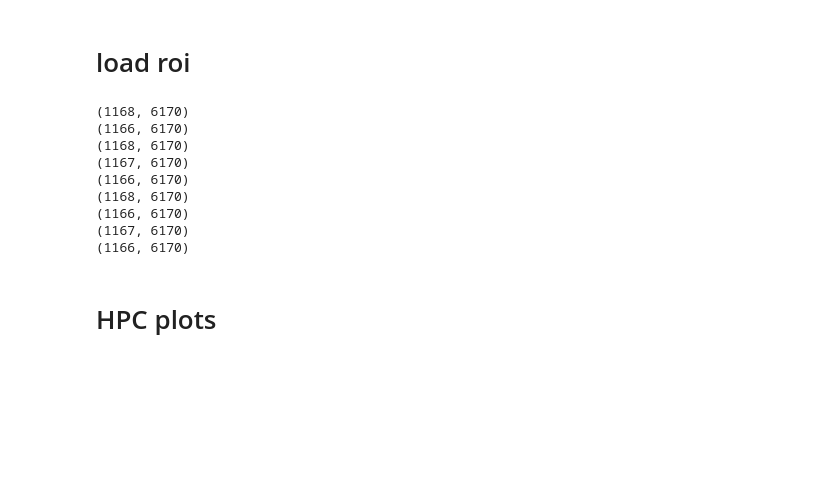
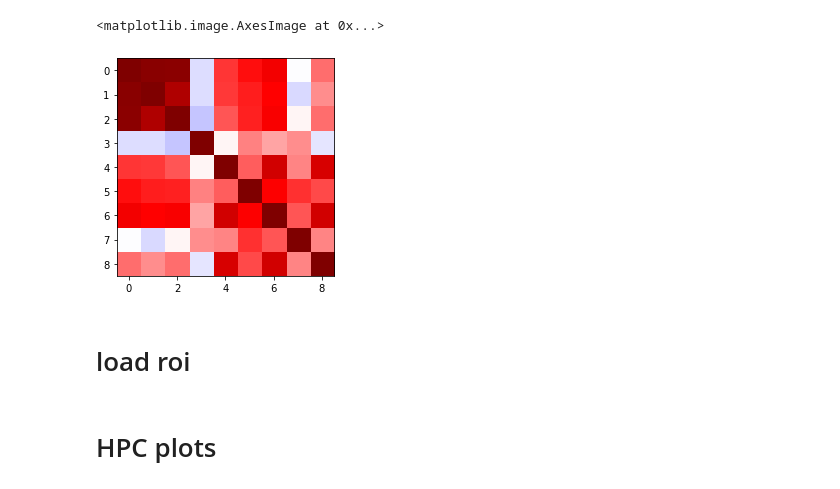
Before and after one commit to andrebeu/cswfmri, a Jupyter notebook: brain_RSA_and_HPC.ipynb, the cells around one changed output. Cells and saved outputs as stored; diff of their text form; code cells hidden in the pictures; blank space fills up the shorter version.

```diff
--- a/brain_RSA_and_HPC.ipynb
+++ b/brain_RSA_and_HPC.ipynb
@@ -14,31 +142,10 @@ from utils import *
+# %%
+plt.imshow(RDM,vmin=0,vmax=1,cmap='seismic')
+# %% [output]
+<matplotlib.image.AxesImage at 0x...>
+[figure, added]
 # %% [markdown]
 # load roi
-# %%
-def load_sub_roi(sub_n,roi_name):
-  fpath = "sub-%i_%s.npy"%(sub_n,roi_name)
-  return np.load('fmri_data/masked/'+fpath)
-
-def load_group_roi(roi_name):
-  L = []
-  for sub_n in SUB_NS:
-    sub_roi = load_sub_roi(sub_n,roi_name)
-    print(sub_roi.shape)
-    L.append(sub_roi)
-  return np.array(L)
-
-for sub_n in SUB_NS:
-  roi = load_sub_roi(sub_n,'rsherlockAvg_fc_thr5_pmc')
-  print(roi.shape)
-# %% [output]
-(1168, 6170)
-(1166, 6170)
-(1168, 6170)
-(1167, 6170)
-(1166, 6170)
-(1168, 6170)
-(1166, 6170)
-(1167, 6170)
-(1166, 6170)
 # %% [markdown]
 # HPC plots
 # %%
```
Also changed, not shown: parts of 10 cells of this notebook, 56 other files.
